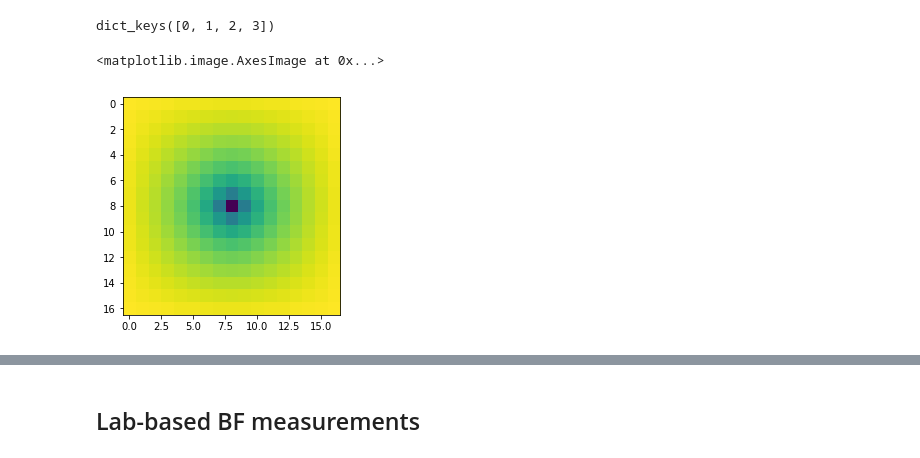
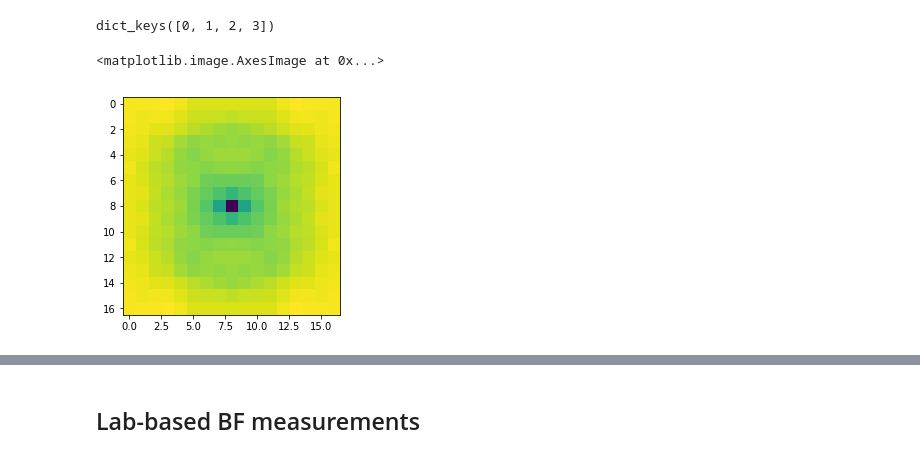
Before and after one commit to LSSTDESC/DC2-production, a Jupyter notebook: Notebooks/make_brighter_fatter_kernel.ipynb, the cells around one changed output, grey strips where cells are left out. Saved outputs shown, nothing was run; the diff lists cells and outputs as text; code cells hidden in the pictures.

```diff
--- a/Notebooks/make_brighter_fatter_kernel.ipynb
+++ b/Notebooks/make_brighter_fatter_kernel.ipynb
@@ -237,9 +213,12 @@ for det in imsim_detectors:
 print(imsim_bf_kernel.keys())
 # %% [output]
 dict_keys([0, 1, 2, 3])
-# %%
-plt.imshow(imsim_bf_kernel[0])
-# %% [output]
-<matplotlib.image.AxesImage at 0x...>
-[figure, removed]
+# %%
+plt.imshow(imsim_bf_kernel[0])
+plt.imshow(imsim_bf_kernel[1])
+plt.imshow(imsim_bf_kernel[2])
+plt.imshow(imsim_bf_kernel[3])
+# %% [output]
+<matplotlib.image.AxesImage at 0x...>
+[figure, added]
 # %%
```
Also changed, not shown: parts of 24 cells of this notebook.
